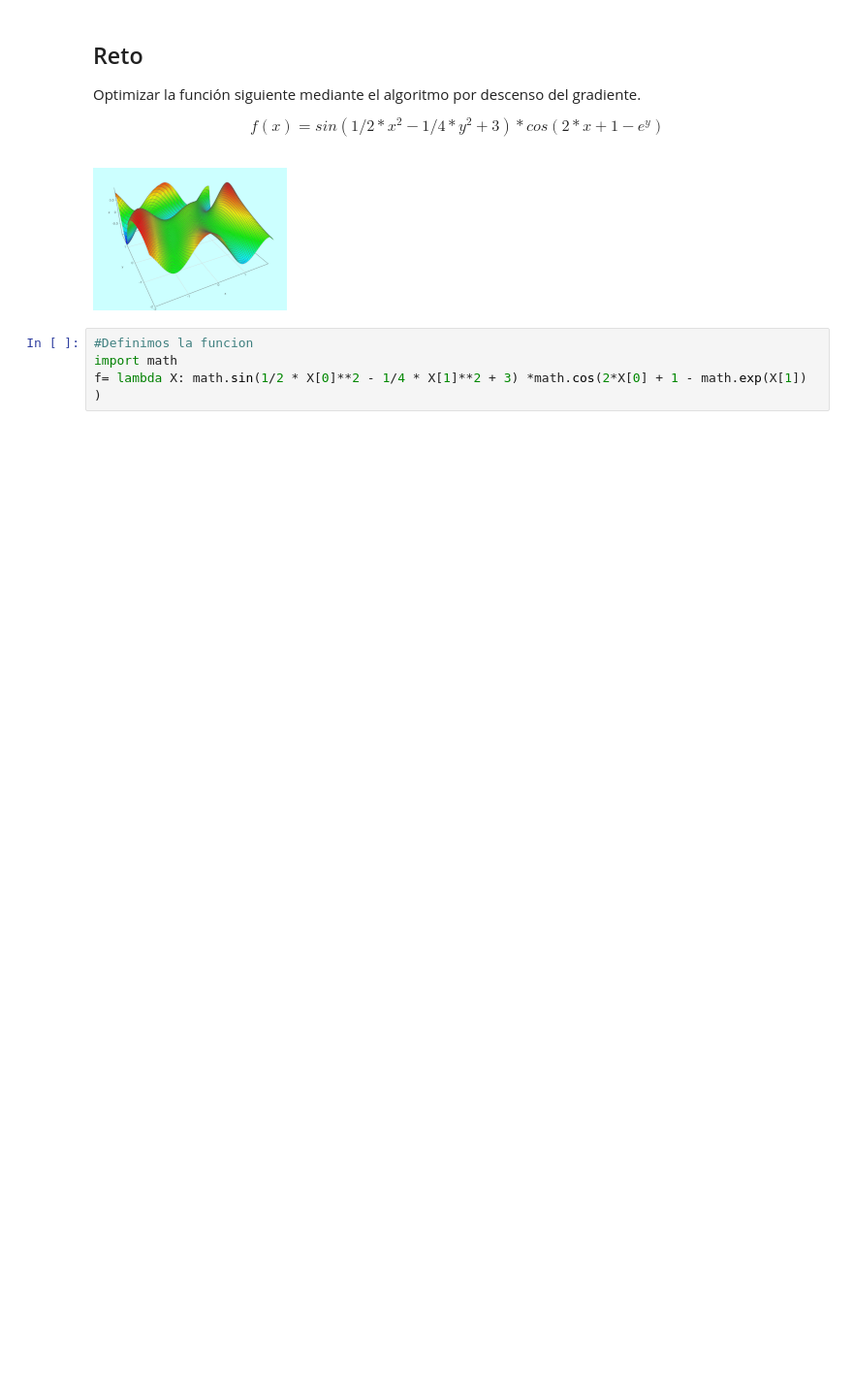
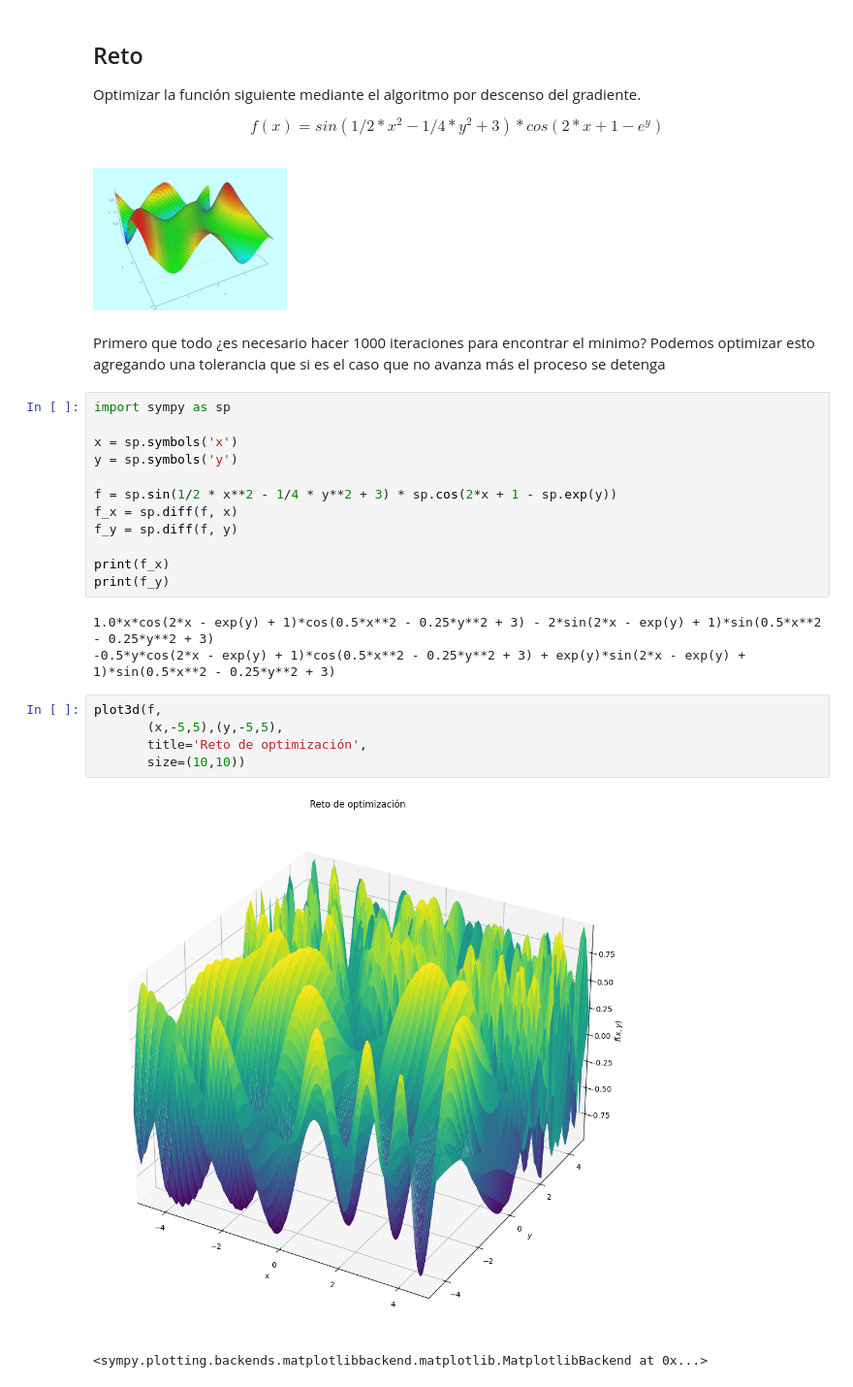
Before and after one commit to Astolfo2332/VIU_act, a Jupyter notebook: optimizacion/Algoritmos_R2.ipynb, the cells around one changed output. Shown at 97% size. Drawn from its saved outputs; the diff is of its cells as text; blank space fills up the shorter version.

```diff
--- a/optimizacion/Algoritmos_R2.ipynb
+++ b/optimizacion/Algoritmos_R2.ipynb
@@ -162,7 +179,28 @@ Optimizar la función siguiente mediante el algoritmo por descenso del gradiente
 $$f(x)=sin(1/2 * x^2 - 1/4 * y^2 + 3) * cos(2*x + 1 - e^y)$$
 <br>
 ![2.png](embedded-picture-1)
-# %%
-#Definimos la funcion
-import math
-f= lambda X: math.sin(1/2 * X[0]**2 - 1/4 * X[1]**2 + 3) *math.cos(2*X[0] + 1 - math.exp(X[1]) )
+# %% [markdown]
+Primero que todo ¿es necesario hacer 1000 iteraciones para encontrar el minimo? Podemos optimizar esto agregando una tolerancia que si es el caso que no avanza más el proceso se detenga
+# %%
+import sympy as sp
+
+x = sp.symbols('x')
+y = sp.symbols('y')
+
+f = sp.sin(1/2 * x**2 - 1/4 * y**2 + 3) * sp.cos(2*x + 1 - sp.exp(y))
+f_x = sp.diff(f, x)
+f_y = sp.diff(f, y)
+
+print(f_x)
+print(f_y)
+# %% [output]
+1.0*x*cos(2*x - exp(y) + 1)*cos(0.5*x**2 - 0.25*y**2 + 3) - 2*sin(2*x - exp(y) + 1)*sin(0.5*x**2 - 0.25*y**2 + 3)
+-0.5*y*cos(2*x - exp(y) + 1)*cos(0.5*x**2 - 0.25*y**2 + 3) + exp(y)*sin(2*x - exp(y) + 1)*sin(0.5*x**2 - 0.25*y**2 + 3)
+# %%
+plot3d(f,
+       (x,-5,5),(y,-5,5),
+       title='Reto de optimización',
+       size=(10,10))
+# %% [output]
+[figure, added]
+<sympy.plotting.backends.matplotlibbackend.matplotlib.MatplotlibBackend at 0x...>
```
Also changed, not shown: parts of 10 cells of this notebook, 3 other files.
